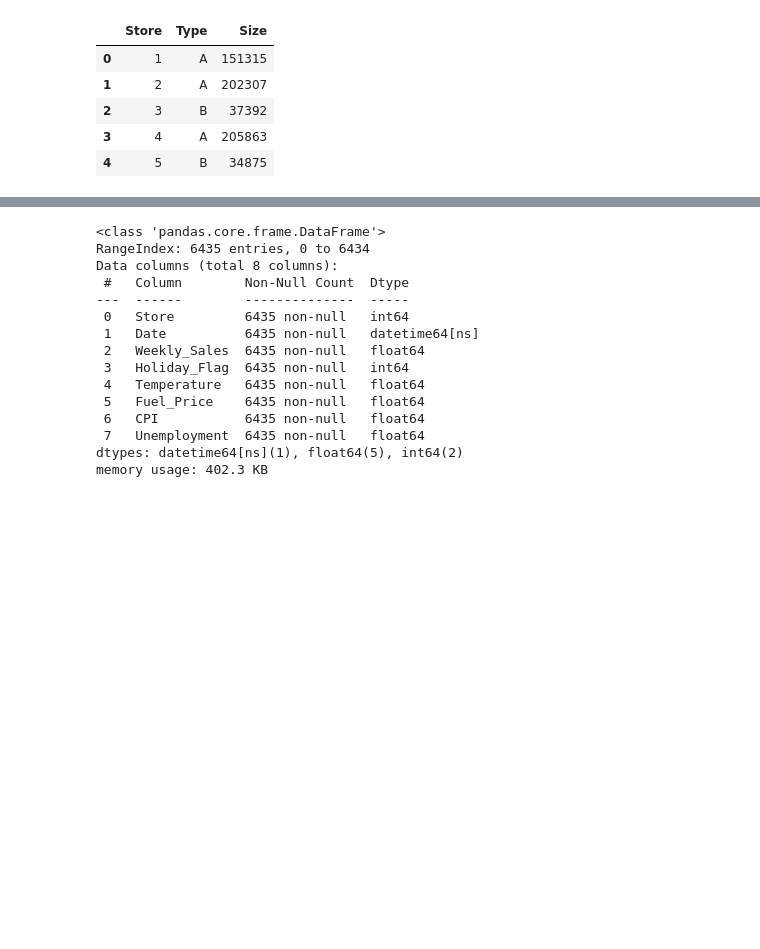
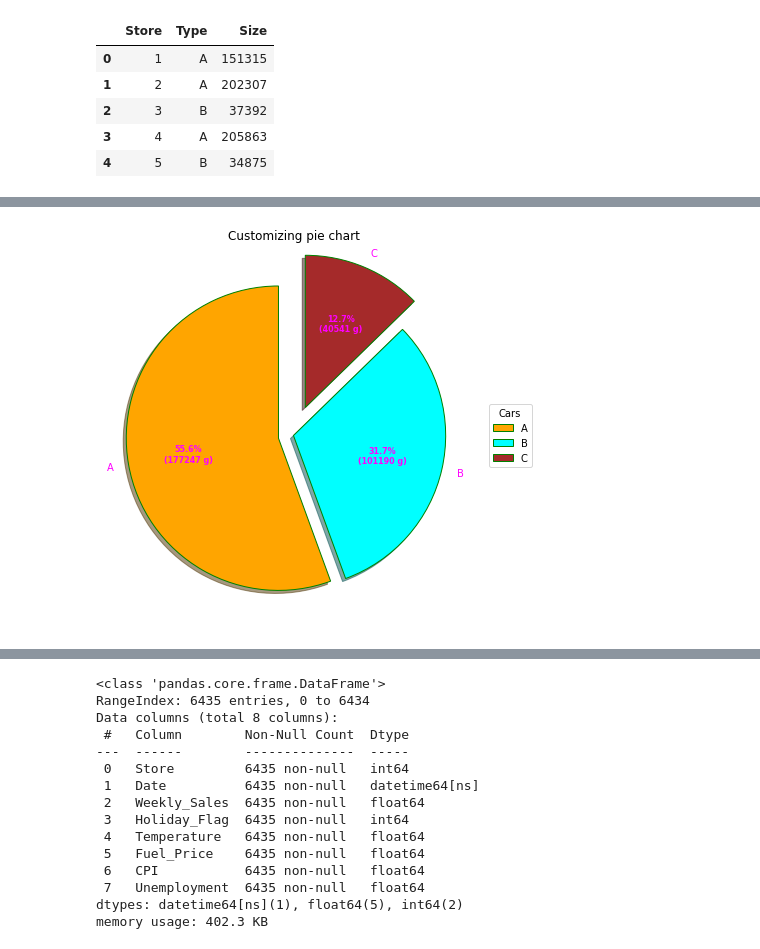
Before and after one commit to manojbahadur/Sales-Forecast-Analysis, a Jupyter notebook: Sales_forecast.ipynb, the cells around one changed output, grey strips where cells are left out. Cells and saved outputs as stored; diff of their text form; code cells hidden in the pictures; blank space fills up the shorter version.

```diff
--- a/Sales_forecast.ipynb
+++ b/Sales_forecast.ipynb
@@ -45,3 +49,46 @@ plt.show()
+# %%
+cars = mylabels
+data = gk['Size']
+
+explode = (0.1, 0.0, 0.2)
+
+# Creating color parameters
+colors = ( "orange", "cyan", "brown",
+          "grey", "indigo", "beige")
+
+# Wedge properties
+wp = { 'linewidth' : 1, 'edgecolor' : "green" }
+
+# Creating autocpt arguments
+def func(pct, allvalues):
+    absolute = int(pct / 100.*np.sum(allvalues))
+    return "{:.1f}%\n({:d} g)".format(pct, absolute)
+
+# Creating plot
+fig, ax = plt.subplots(figsize =(10, 7))
+wedges, texts, autotexts = ax.pie(data,
+                                  autopct = lambda pct: func(pct, data),
+                                  explode = explode,
+                                  labels = cars,
+                                  shadow = True,
+                                  colors = colors,
+                                  startangle = 90,
+                                  wedgeprops = wp,
+                                  textprops = dict(color ="magenta"))
+
+# Adding legend
+ax.legend(wedges, cars,
+          title ="Cars",
+          loc ="center left",
+          bbox_to_anchor =(1, 0, 0.5, 1))
+
+plt.setp(autotexts, size = 8, weight ="bold")
+ax.set_title("Customizing pie chart")
+
+# show plot
+plt.show()
+# %% [output]
+[figure, added]
 # %%
 data = pd.read_csv('Walmart_Store_sales.csv')
 data
```
Also changed, not shown: parts of 8 cells of this notebook.
